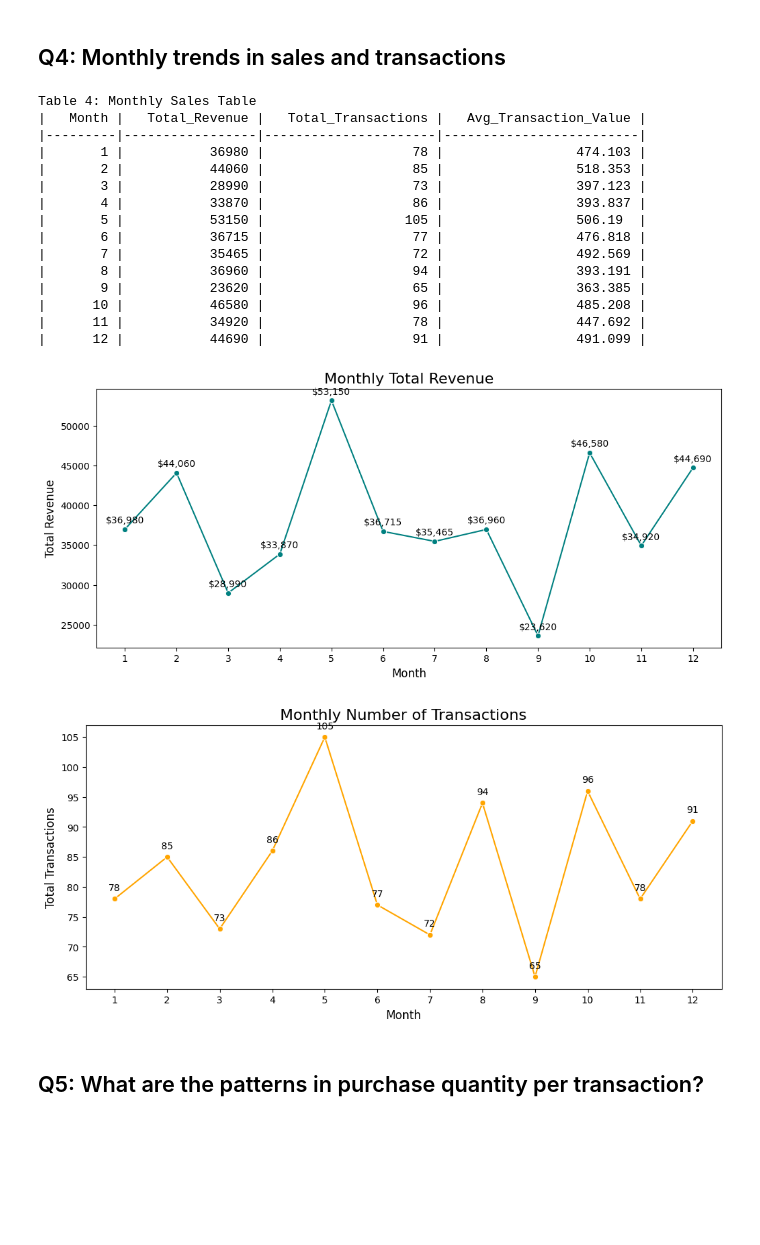
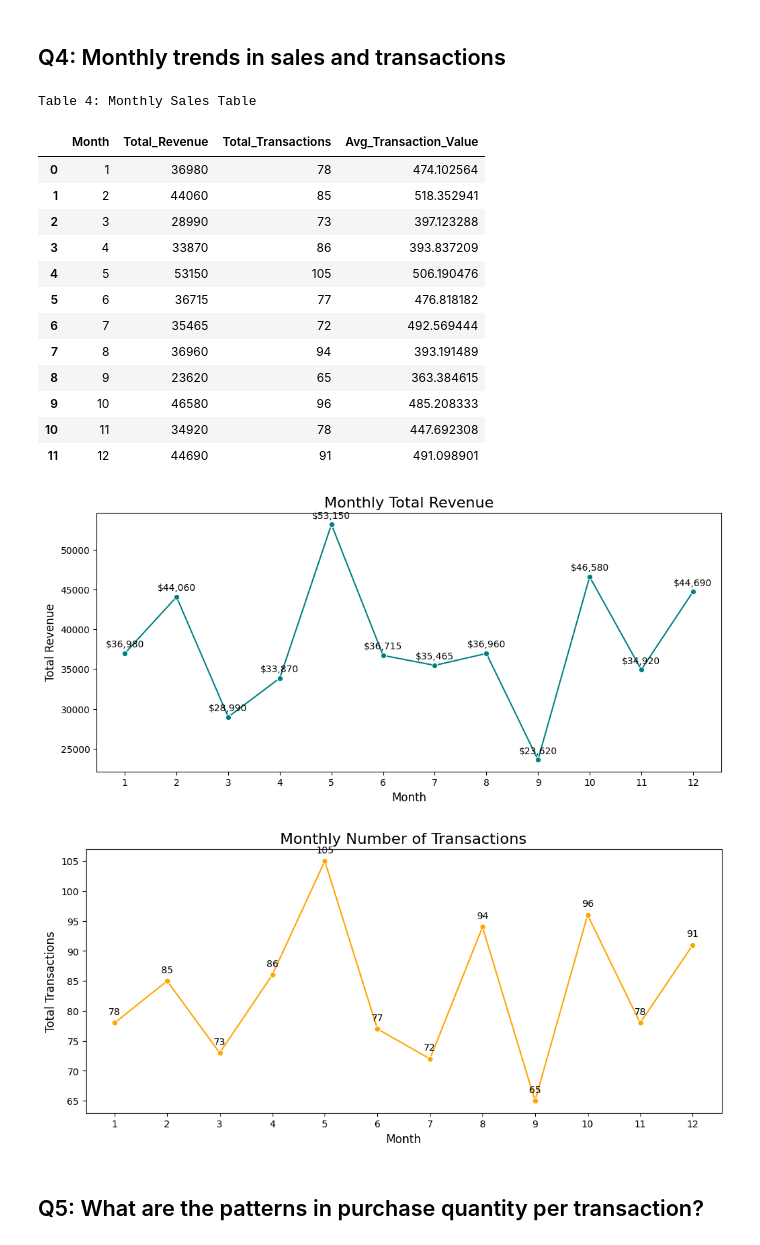
Before and after one commit to Wilfrida-Were/Retail-Sales-EDA-in-Python, a Jupyter notebook: retail-sales-eda-in-python.ipynb, the cells around one changed output. Drawn from its saved outputs; the diff is of its cells as text; code cells hidden in the pictures; blank space fills up the shorter version.

Commit message:
Kaggle Notebook | Retail Sales EDA in Python | Version 7

```diff
--- a/retail-sales-eda-in-python.ipynb
+++ b/retail-sales-eda-in-python.ipynb
@@ -596,60 +578,52 @@ monthly_sales['Avg_Transaction_Value'] = monthly_sales['Total_Revenue'] / monthl
 
 # Display table heading
 print("Table 4: Monthly Sales Table")
-
-# Display with tabulate for clean, index-free table
-print(tabulate(
-    monthly_sales[['Month','Total_Revenue','Total_Transactions','Avg_Transaction_Value']],
-    headers='keys',
-    tablefmt='github',
-    showindex=False
-))
+display(monthly_sales)
 
 # Monthly Revenue Line Chart
 plt.figure(figsize=(12,5))
 sns.lineplot(data=monthly_sales, x='Month', y='Total_Revenue', marker='o', color='teal')
 plt.title('Monthly Total Revenue', fontsize=16)
 plt.xlabel('Month', fontsize=12)
 plt.ylabel('Total Revenue', fontsize=12)
 plt.xticks(monthly_sales['Month'])
 plt.grid(False)
 
 # Add data labels on each point
 for x, y in zip(monthly_sales['Month'], monthly_sales['Total_Revenue']):
     plt.text(x, y + monthly_sales['Total_Revenue'].max()*0.01, f"${y:,.0f}", ha='center', va='bottom', fontsize=10)
 
 plt.show()
 
 # Monthly Transactions Line Chart
 plt.figure(figsize=(12,5))
 sns.lineplot(data=monthly_sales, x='Month', y='Total_Transactions', marker='o', color='orange')
 plt.title('Monthly Number of Transactions', fontsize=16)
 plt.xlabel('Month', fontsize=12)
 plt.ylabel('Total Transactions', fontsize=12)
 plt.xticks(monthly_sales['Month'])
 plt.grid(False)
 
 # Add data labels on each point
 for x, y in zip(monthly_sales['Month'], monthly_sales['Total_Transactions']):
     plt.text(x, y + monthly_sales['Total_Transactions'].max()*0.01, f"{y}", ha='center', va='bottom', fontsize=10)
 
 plt.show()
 # %% [output]
 Table 4: Monthly Sales Table
-|   Month |   Total_Revenue |   Total_Transactions |   Avg_Transaction_Value |
-|---------|-----------------|----------------------|-------------------------|
-|       1 |           36980 |                   78 |                 474.103 |
-|       2 |           44060 |                   85 |                 518.353 |
-|       3 |           28990 |                   73 |                 397.123 |
-|       4 |           33870 |                   86 |                 393.837 |
-|       5 |           53150 |                  105 |                 506.19  |
-|       6 |           36715 |                   77 |                 476.818 |
-|       7 |           35465 |                   72 |                 492.569 |
-|       8 |           36960 |                   94 |                 393.191 |
-|       9 |           23620 |                   65 |                 363.385 |
-|      10 |           46580 |                   96 |                 485.208 |
-|      11 |           34920 |                   78 |                 447.692 |
-|      12 |           44690 |                   91 |                 491.099 |
+|  | Month | Total_Revenue | Total_Transactions | Avg_Transaction_Value |
+| 0 | 1 | 36980 | 78 | 474.102564 |
+| 1 | 2 | 44060 | 85 | 518.352941 |
+| 2 | 3 | 28990 | 73 | 397.123288 |
+| 3 | 4 | 33870 | 86 | 393.837209 |
+| 4 | 5 | 53150 | 105 | 506.190476 |
+| 5 | 6 | 36715 | 77 | 476.818182 |
+| 6 | 7 | 35465 | 72 | 492.569444 |
+| 7 | 8 | 36960 | 94 | 393.191489 |
+| 8 | 9 | 23620 | 65 | 363.384615 |
+| 9 | 10 | 46580 | 96 | 485.208333 |
+| 10 | 11 | 34920 | 78 | 447.692308 |
+| 11 | 12 | 44690 | 91 | 491.098901 |
 [figure]
 [figure]
 # %% [markdown]
```
Also changed, not shown: parts of 2 cells of this notebook.
